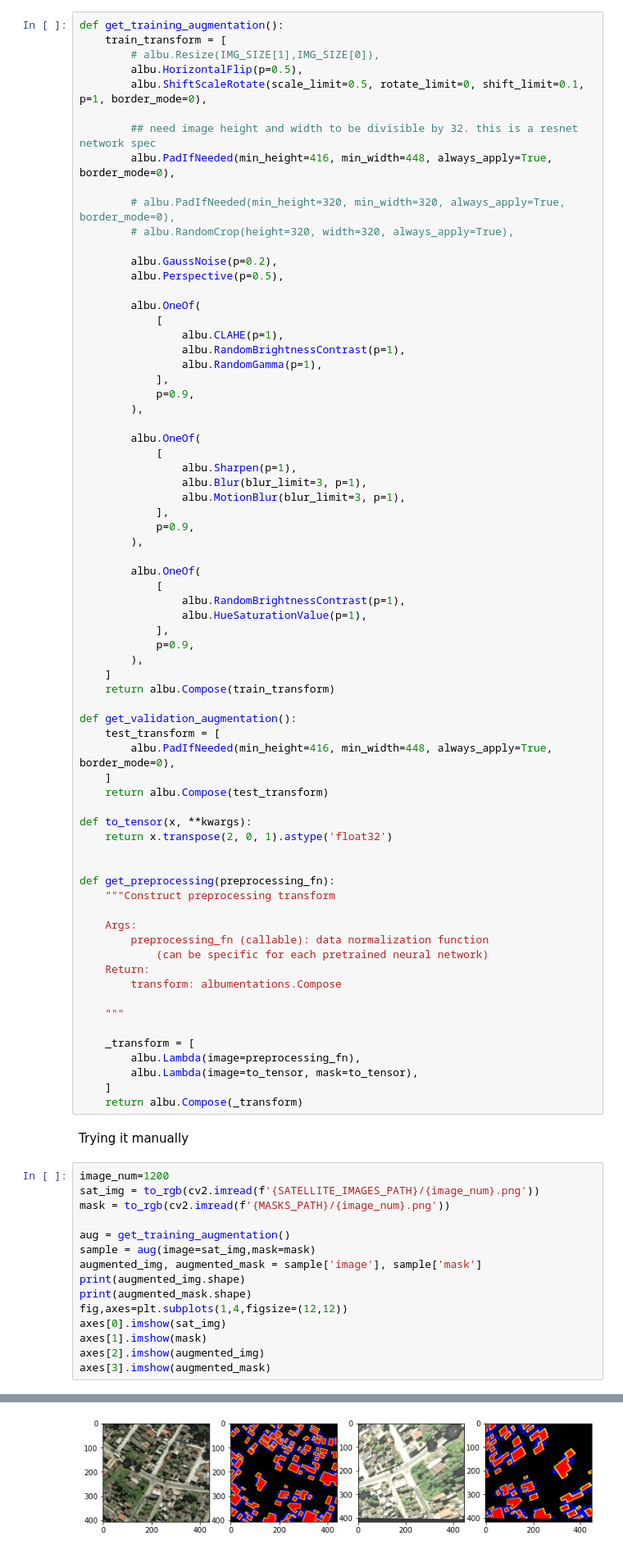
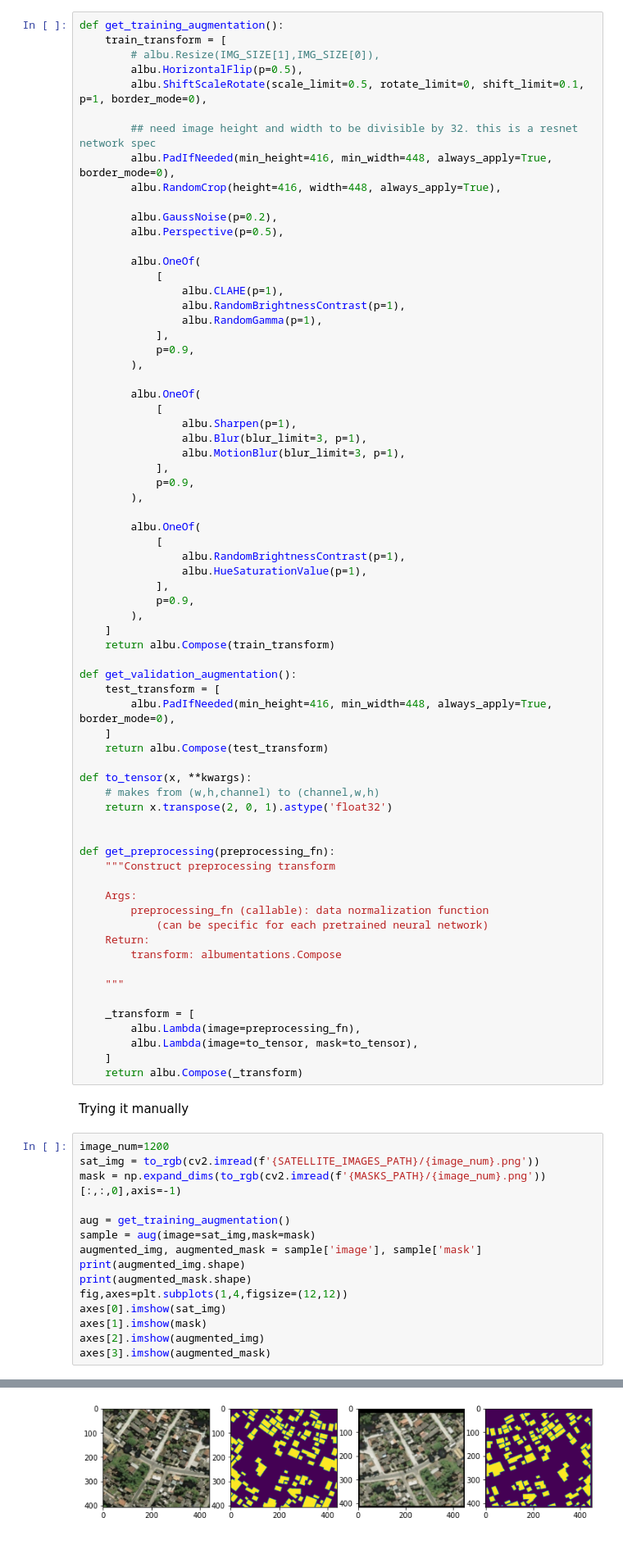
Before and after one commit to ThinkOcean-India-Research/asdi-hackathon, a Jupyter notebook: building-detection/training_notebook.ipynb, the cells around one changed output, grey strips where cells are left out. Shown at 82% size. Drawn from its saved outputs; the diff is of its cells as text.

```diff
--- a/building-detection/training_notebook.ipynb
+++ b/building-detection/training_notebook.ipynb
@@ -124,9 +126,7 @@ def get_training_augmentation():
 
         ## need image height and width to be divisible by 32. this is a resnet network spec
         albu.PadIfNeeded(min_height=416, min_width=448, always_apply=True, border_mode=0),
-
-        # albu.PadIfNeeded(min_height=320, min_width=320, always_apply=True, border_mode=0),
-        # albu.RandomCrop(height=320, width=320, always_apply=True),
+        albu.RandomCrop(height=416, width=448, always_apply=True),
 
         albu.GaussNoise(p=0.2),
         albu.Perspective(p=0.5),
@@ -166,6 +166,7 @@ def get_validation_augmentation():
     return albu.Compose(test_transform)
 
 def to_tensor(x, **kwargs):
+    # makes from (w,h,channel) to (channel,w,h)
     return x.transpose(2, 0, 1).astype('float32')
 
 
@@ -190,7 +191,7 @@ Trying it manually
 # %%
 image_num=1200
 sat_img = to_rgb(cv2.imread(f'{SATELLITE_IMAGES_PATH}/{image_num}.png'))
-mask = to_rgb(cv2.imread(f'{MASKS_PATH}/{image_num}.png'))
+mask = np.expand_dims(to_rgb(cv2.imread(f'{MASKS_PATH}/{image_num}.png'))[:,:,0],axis=-1)
 
 aug = get_training_augmentation()
 sample = aug(image=sat_img,mask=mask)
@@ -208,2 +209,2 @@ axes[3].imshow(augmented_mask)
 <matplotlib.image.AxesImage at 0x...>
-[figure, old version]
+[figure, new version]
```
Also changed, not shown: parts of 13 cells of this notebook, 1 other file.
